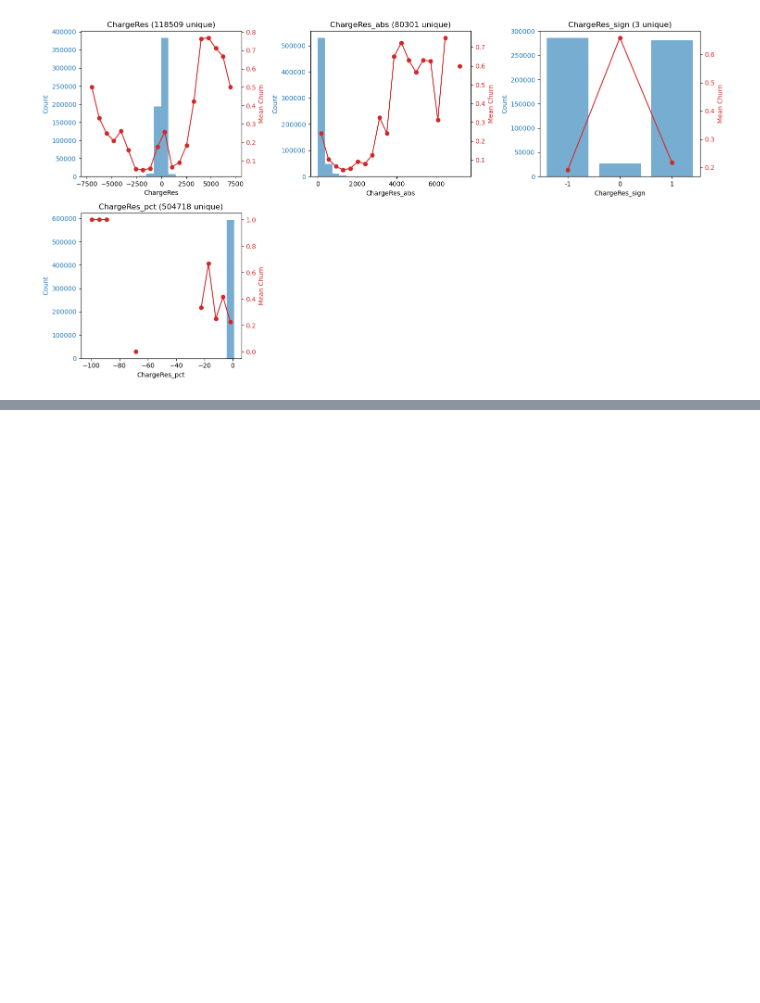
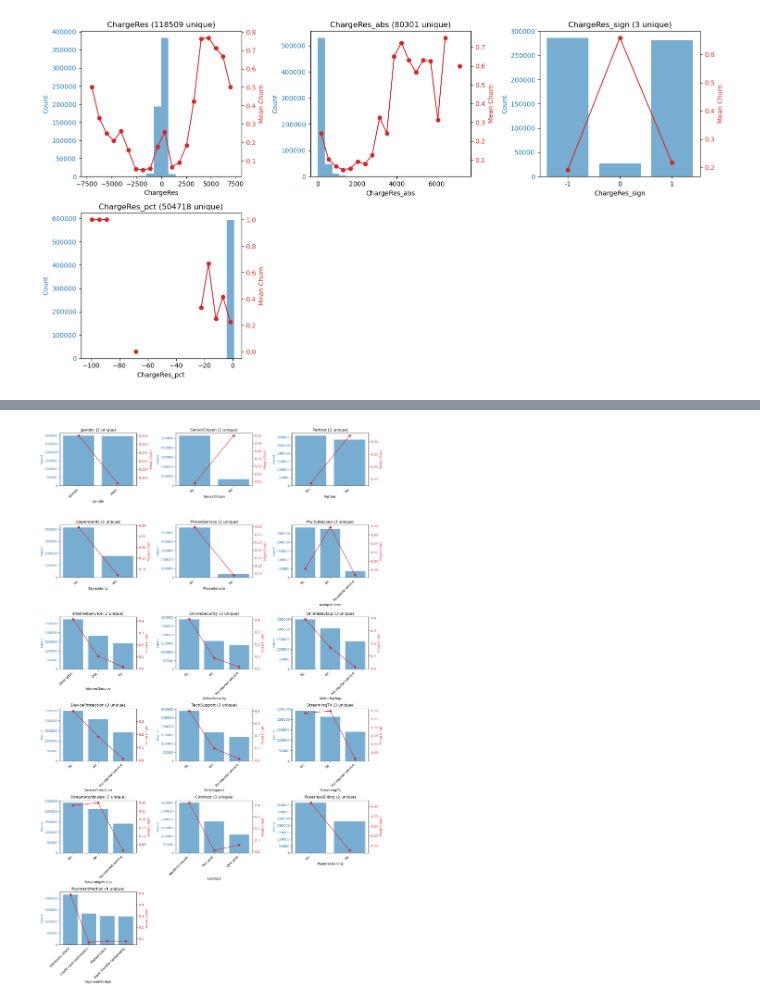
Before and after one commit to jmanuelascacibar/ps6_03_predicting_customer_churn, a Jupyter notebook: eda.ipynb, the cells around one changed output, grey strips where cells are left out. Cells and saved outputs as stored; diff of their text form; code cells hidden in the pictures; blank space fills up the shorter version.

```diff
--- a/eda.ipynb
+++ b/eda.ipynb
@@ -325,0 +397,42 @@ plt.show()
+# %%
+used_feats = CATS
+n_cols = 3
+n_rows = (len(used_feats) + n_cols - 1) // n_cols
+
+fig, axes = plt.subplots(n_rows, n_cols, figsize=(15, 4 * n_rows))
+axes = axes.flatten()
+
+for i, col in enumerate(used_feats):
+    ax1 = axes[i]
+    x = train[col].dropna()
+    y = train.loc[x.index, TARGET]
+
+    counts = x.value_counts()
+    mean_y = y.groupby(x).mean()
+
+    order = counts.index
+    counts = counts.loc[order]
+    mean_y = mean_y.loc[order]
+    xpos = np.arange(len(order))
+
+    ax1.bar(xpos, counts.values, alpha=0.6, color='tab:blue')
+    ax1.set_xticks(xpos)
+    ax1.set_xticklabels(order, rotation=45, ha='right')
+    ax1.set_xlabel(col)
+    ax1.set_ylabel('Count', color='tab:blue')
+    ax1.tick_params(axis='y', labelcolor='tab:blue')
+
+    ax2 = ax1.twinx()
+    ax2.plot(xpos, mean_y.values, marker='o', color='tab:red')
+    ax2.set_ylabel('Mean Churn', color='tab:red')
+    ax2.tick_params(axis='y', labelcolor='tab:red')
+    ax1.set_title(f'{col} ({len(order)} unique)')
+
+for i in range(len(used_feats), len(axes)):
+    axes[i].axis('off')
+
+plt.tight_layout()
+fig.savefig('categorical_features_churn_relationship.jpg', dpi=150, bbox_inches='tight')
+plt.show()
+# %% [output]
+[figure, added]
```
Also changed, not shown: parts of 29 cells of this notebook.
